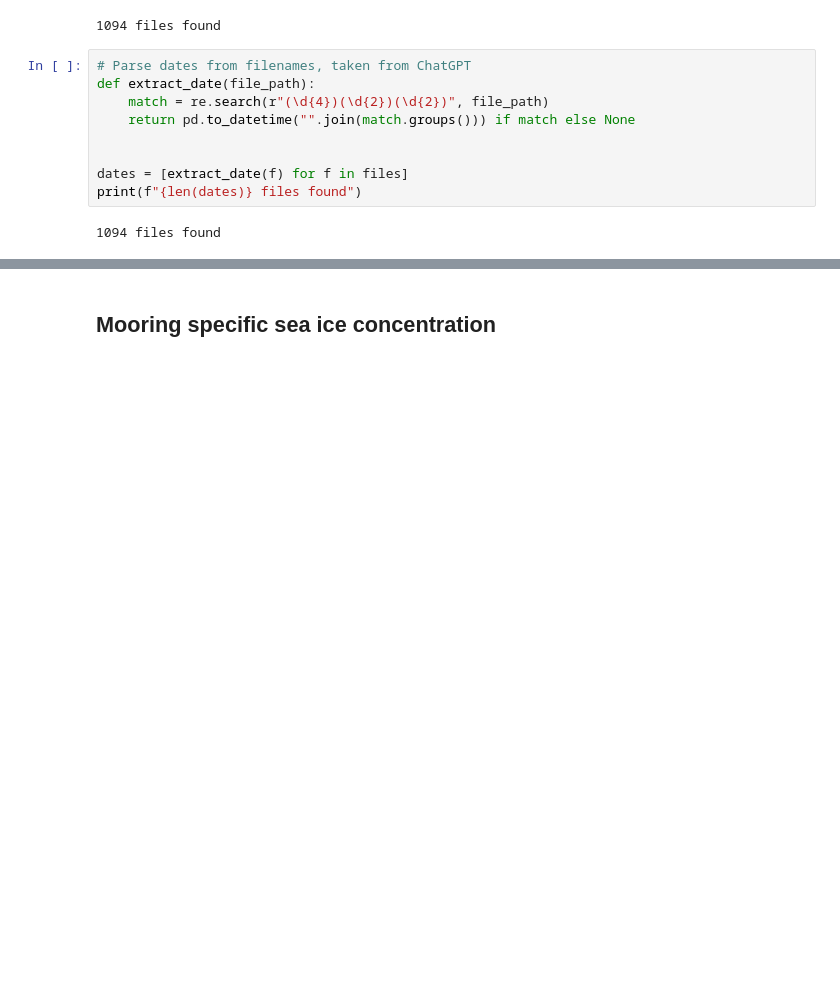
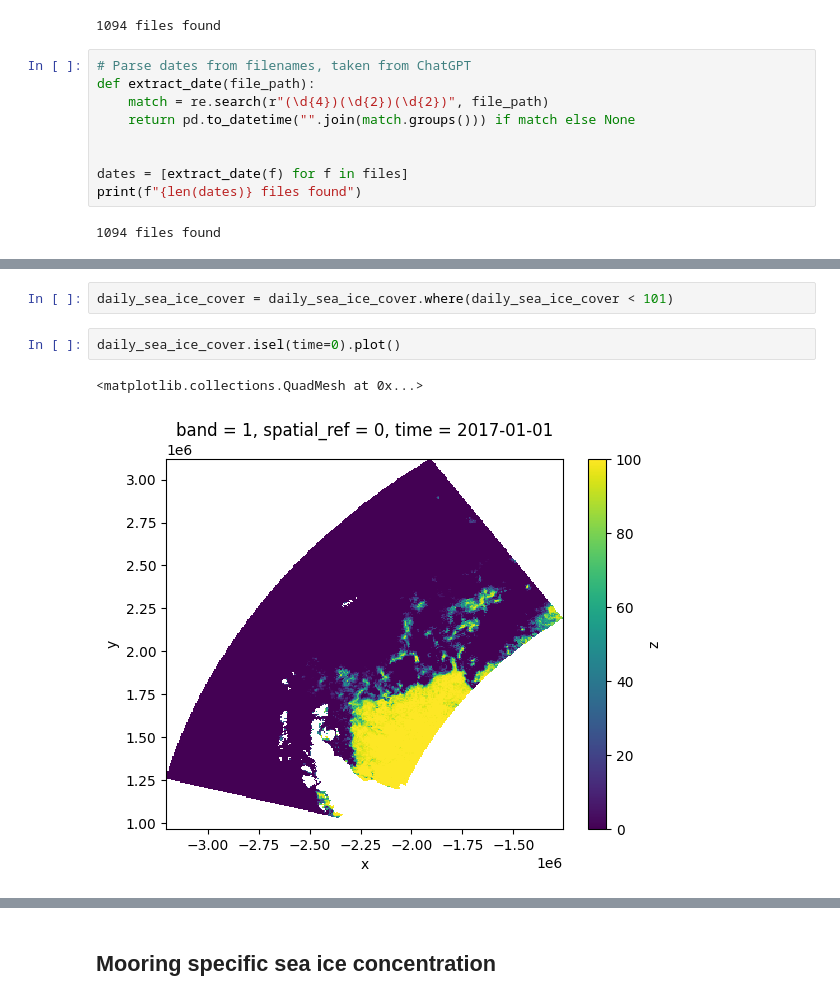
Before and after one commit to opinner/pinner2026_JPO_code, a Jupyter notebook: scripts/proxy_preprocessing/daily_sea_ice_cover.ipynb, the cells around one changed output, grey strips where cells are left out. Cells and saved outputs as stored; diff of their text form; blank space fills up the shorter version.

```diff
--- a/scripts/proxy_preprocessing/daily_sea_ice_cover.ipynb
+++ b/scripts/proxy_preprocessing/daily_sea_ice_cover.ipynb
@@ -117,0 +106,7 @@ array([[[nan, nan, nan, ..., nan, nan, nan],
+# %%
+daily_sea_ice_cover = daily_sea_ice_cover.where(daily_sea_ice_cover < 101)
+# %%
+daily_sea_ice_cover.isel(time=0).plot()
+# %% [output]
+<matplotlib.collections.QuadMesh at 0x...>
+[figure, added]
```
Also changed, not shown: parts of 15 cells of this notebook, 3 other files.
